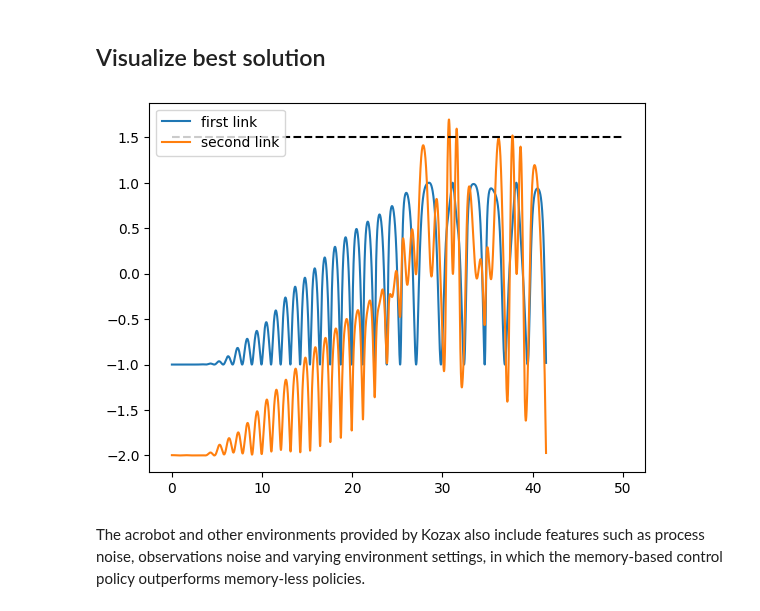
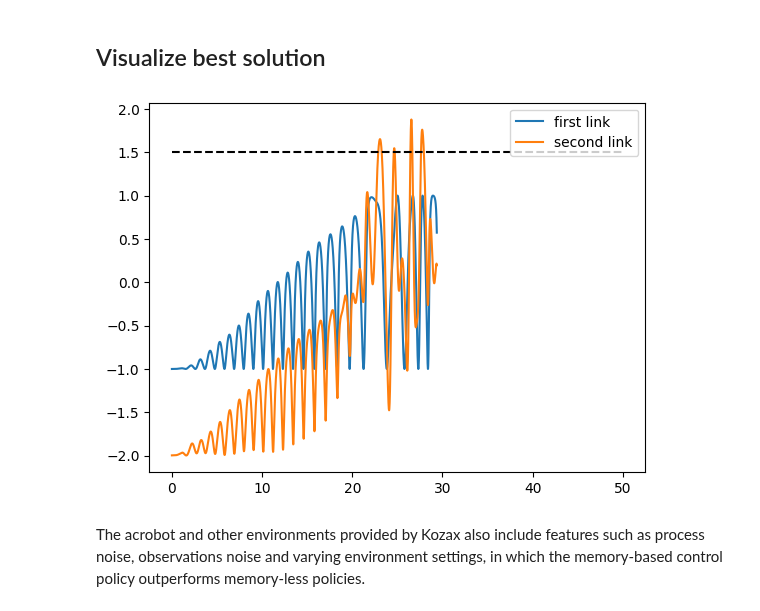
Before and after one commit to sdevries0/Kozax, a Jupyter notebook: examples/example_notebooks/control_with_memory_acrobot.ipynb, the cells around one changed output. Cells and saved outputs as stored; diff of their text form; code cells hidden in the pictures.

```diff
--- a/examples/example_notebooks/control_with_memory_acrobot.ipynb
+++ b/examples/example_notebooks/control_with_memory_acrobot.ipynb
@@ -209,20 +209,20 @@ Complexity: 26, fitness: 126.35369873046875, equations: [0.36*sin(x0), -2*x0 + x
 # %%
 #Generate test_data
 test_data = get_data(jr.PRNGKey(10), env, 1, 0.01, T, param_setting)
 test_x0s, test_ts, _, _, test_params = test_data
 
-best_candidate = strategy.pareto_front[1][-1]
+best_candidate = strategy.pareto_front[1][jnp.argmin(strategy.pareto_front[0])]
 
 test_xs, test_ys, test_us, test_activities, test_fitness = jax.vmap(fitness_function.evaluate_trajectory, in_axes=[None, 0, None, 0, 0, 0, None])(best_candidate, *test_data, strategy.tree_evaluator)
 
 plt.plot(test_ts, -jnp.cos(test_xs[0,:,0]), color = f"C{0}", label="first link")
 plt.plot(test_ts, -jnp.cos(test_xs[0,:,0]) - jnp.cos(test_xs[0,:,0] + test_xs[0,:,1]), color = f"C{1}", label="second link")
 plt.hlines(1.5, test_ts[0], test_ts[-1], linestyles='dashed', color = "black")
 
 plt.legend(loc="best")
 plt.show()
 # %% [output]
-[figure, old version]
+[figure, new version]
 # %% [markdown]
 The acrobot and other environments provided by Kozax also include features such as process noise, observations noise and varying environment settings, in which the memory-based control policy outperforms memory-less policies.
 # %% [markdown]
```
Also changed, not shown: parts of 4 cells of this notebook, 8 other files.
